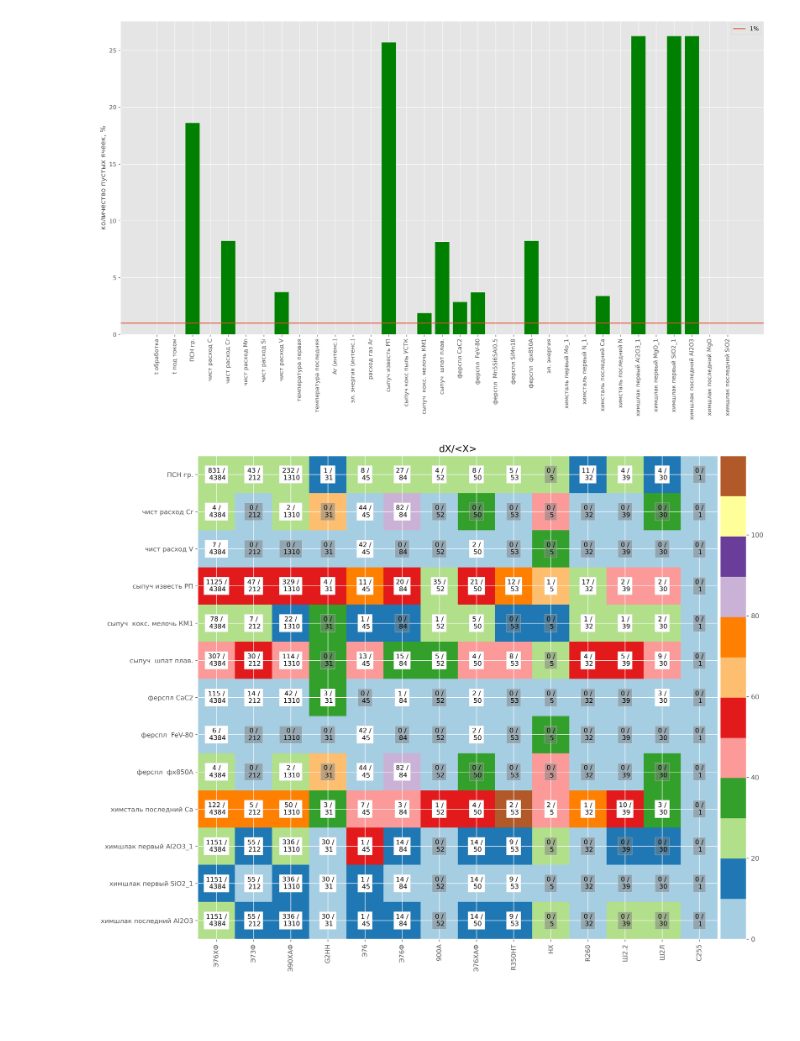
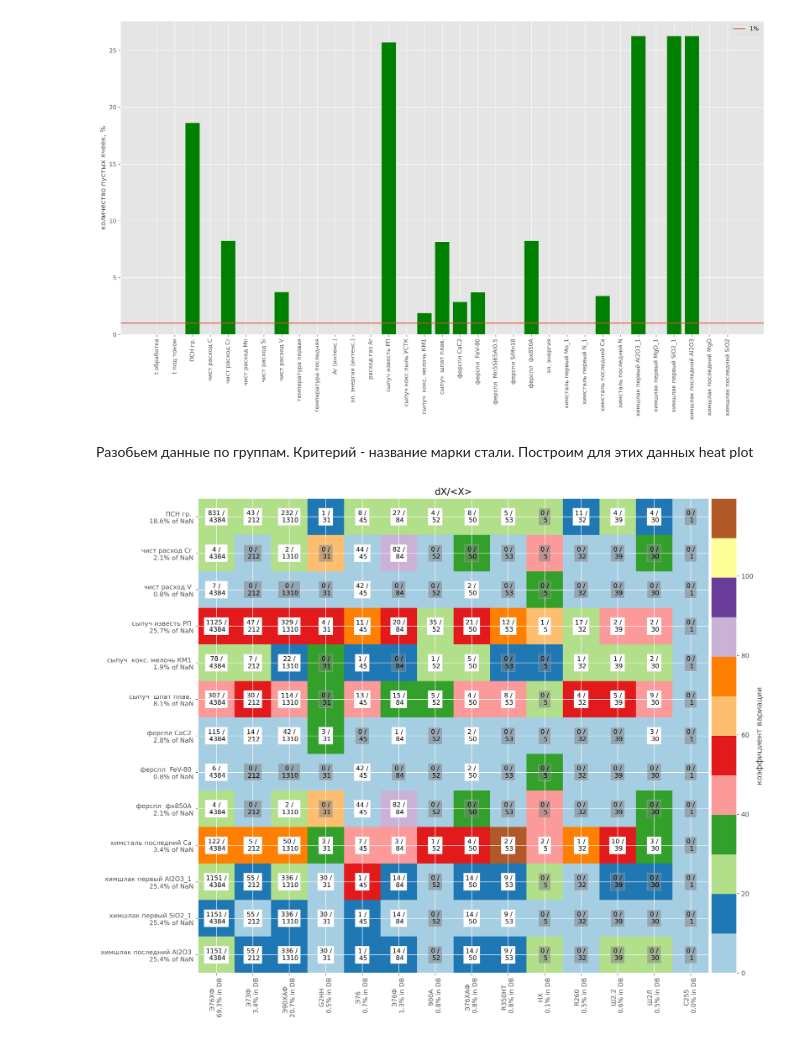
Before and after one commit to comptech-winter-school/steel-alloying, a Jupyter notebook: Khafizov/preprocessing_Anvar.ipynb, the cells around one changed output. Cells and saved outputs as stored; diff of their text form; code cells hidden in the pictures; blank space fills up the shorter version.

```diff
--- a/Khafizov/preprocessing_Anvar.ipynb
+++ b/Khafizov/preprocessing_Anvar.ipynb
@@ -299,3 +297,5 @@ _ = ax.set_xticklabels(x_ticks, rotation='vertical')
+# %% [markdown]
+Разобьем данные по группам. Критерий - название марки стали. Построим для этих данных heat plot
 # %%
 def count_var_coef_without_NaN(values):
     mask = np.isnan(values)
@@ -310,9 +310,8 @@ def count_var_coef_without_NaN(values):
     return var_coef(existing_not_NaN_values), NaN_count
 
 
-def plot_heat_map_for_nan(df, df_empty):
+def plot_heat_map_for_nan(df, alloying_factors):
     steel_grades = df["МАРКА"].unique()
-    alloying_factors = [column_name for column_name in df_empty.columns if df_empty[column_name].isna().any()]
     var_coefs = []
     NaN_counts = []
     total_row_counts = []
@@ -337,34 +336,46 @@ def plot_heat_map_for_nan(df, df_empty):
     var_coefs, NaN_counts, total_row_counts = np.transpose(var_coefs), \
         np.transpose(NaN_counts), np.transpose(total_row_counts)
 
     fig, ax = plt.subplots(figsize=(15,15), dpi=300)
     im = ax.imshow(var_coefs, cmap="Paired")
 
     divider = make_axes_locatable(ax)
     cax = divider.append_axes('right', size='5%', pad=0.05)
-    fig.colorbar(im, cax=cax, orientation='vertical')
+    cbar = fig.colorbar(im, cax=cax, orientation='vertical')
+    cbar.set_label('коэффициент вариации', rotation='vertical')
 
     ax.set_xticks(np.arange(len(steel_grades)))
     ax.set_yticks(np.arange(len(alloying_factors)))
 
-    _ = ax.set_xticklabels(steel_grades, rotation='vertical')
+    # prepare ticks adding percentage of NaNs
+    alloying_factors = [af + f" \n {np.sum(nc)/np.sum(trc)*100:.1f}% of NaN" \
+        for af, nc, trc in zip(alloying_factors, NaN_counts, total_row_counts)]
+
+    # adding percentage of steel grade in database it is equal for rows 0,1,2 etc. Lets take 0
+    N = np.sum(total_row_counts[0])
+    steel_grades = [st+ f" \n {n/N*100:.1f}% in DB" \
+        for st, n in zip(steel_grades, total_row_counts[0])]
+
     ax.set_yticklabels(alloying_factors)
+    ax.set_xticklabels(steel_grades, rotation='vertical')
 
     for i in range(len(alloying_factors)):
         for j in range(len(steel_grades)):
             bbox_color, bbox_alpha = ('white', 1) if NaN_counts[i, j] > 0 else ("gray", 0.5)
 
             if NaN_counts[i, j] / total_row_counts[i, j] > (2/3)*100:
                 bbox_color = 'red'
 
             text = ax.text(j, i, f"{NaN_counts[i, j]} /\n {total_row_counts[i, j]}",
                         ha="center", va="center", color="k",
                         bbox={'facecolor': bbox_color, 'alpha': bbox_alpha, 'pad': 3})
 
     ax.set_title("dX/<X>")
 
     plt.show()
 
-plot_heat_map_for_nan(df, df_empty)
+
+alloying_factors = [column_name for column_name in df_empty.columns if df_empty[column_name].isna().any()]
+plot_heat_map_for_nan(df, alloying_factors)
 # %% [output]
-[figure, old version]
+[figure, new version]
```
Also changed, not shown: parts of 8 cells of this notebook.
